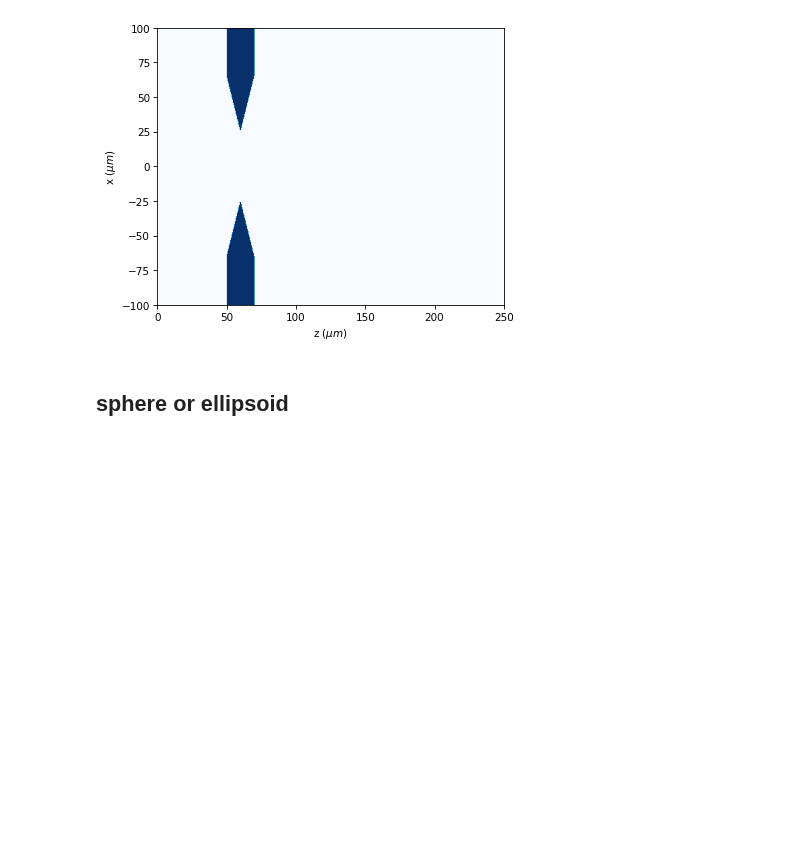
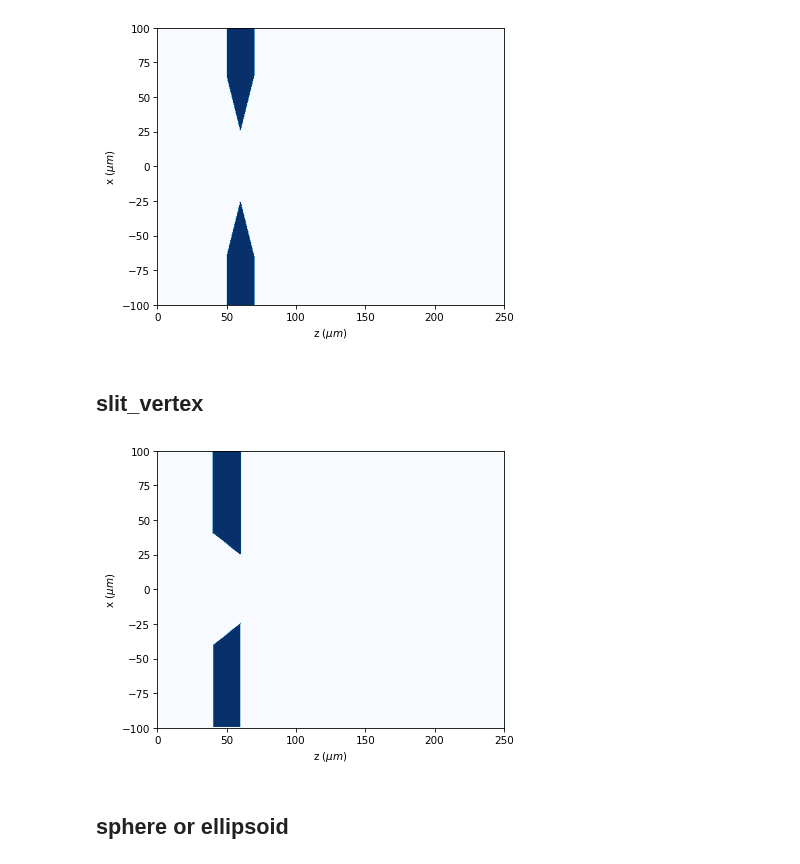
Before and after one commit to optbrea/diffractio, a Jupyter notebook: docs/source/tutorial_scalar/scalar_XZ/masks_xz.ipynb, the cells around one changed output. Cells and saved outputs as stored; diff of their text form; code cells hidden in the pictures; blank space fills up the shorter version.

Commit message:
slit_vertex
Funtion XZ and example

```diff
--- a/docs/source/tutorial_scalar/scalar_XZ/masks_xz.ipynb
+++ b/docs/source/tutorial_scalar/scalar_XZ/masks_xz.ipynb
@@ -124,6 +124,26 @@ t1.shaped_slit(
 t1.draw_refractive_index(scale='scaled')
 # %% [output]
 [figure]
+# %% [markdown]
+## slit_vertex
+# %%
+x0 = np.linspace(-100 * um, 100 * um, 256)
+z0 = np.linspace(0 * um, 250 * um, 512)
+wavelength = 0.6238 * um
+
+t0 = Scalar_mask_XZ(x=x0, z=z0, wavelength=wavelength)
+t0.slit_vertex(
+                z0= 50 * um,
+                depth= 20 * um,
+                vertex= 15 * um,
+                aperture= 50 * um,
+                vertex_percentage= 100,
+                refractive_index= 3 + 3j
+)
+
+t0.draw_refractive_index(scale='scaled')
+# %% [output]
+[figure, added]
 # %% [markdown]
 ## sphere or ellipsoid
 # %%
```
Also changed, not shown: 1 other file.
